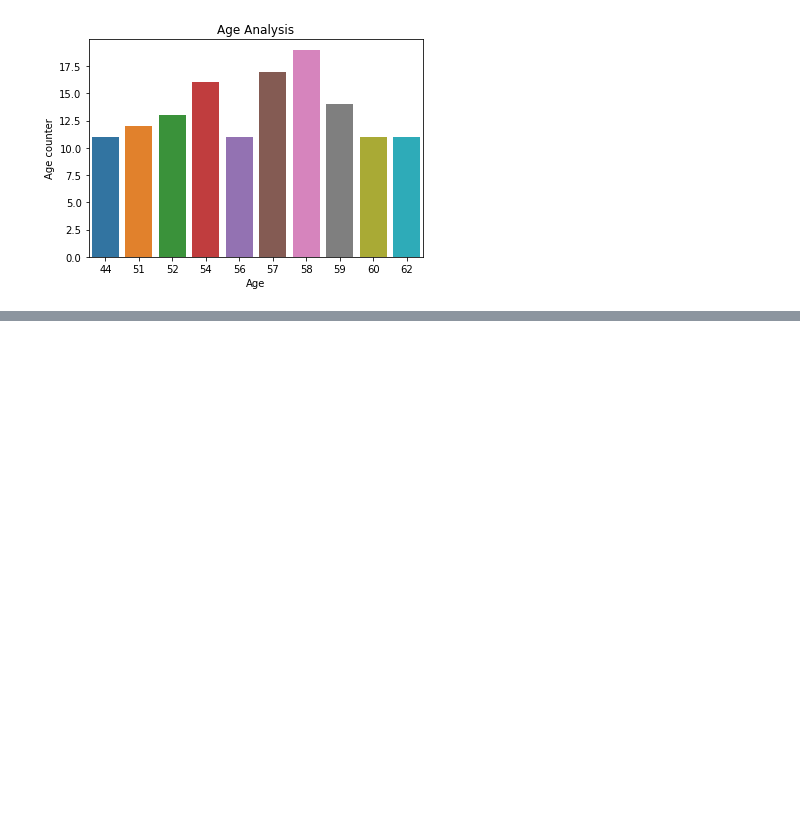
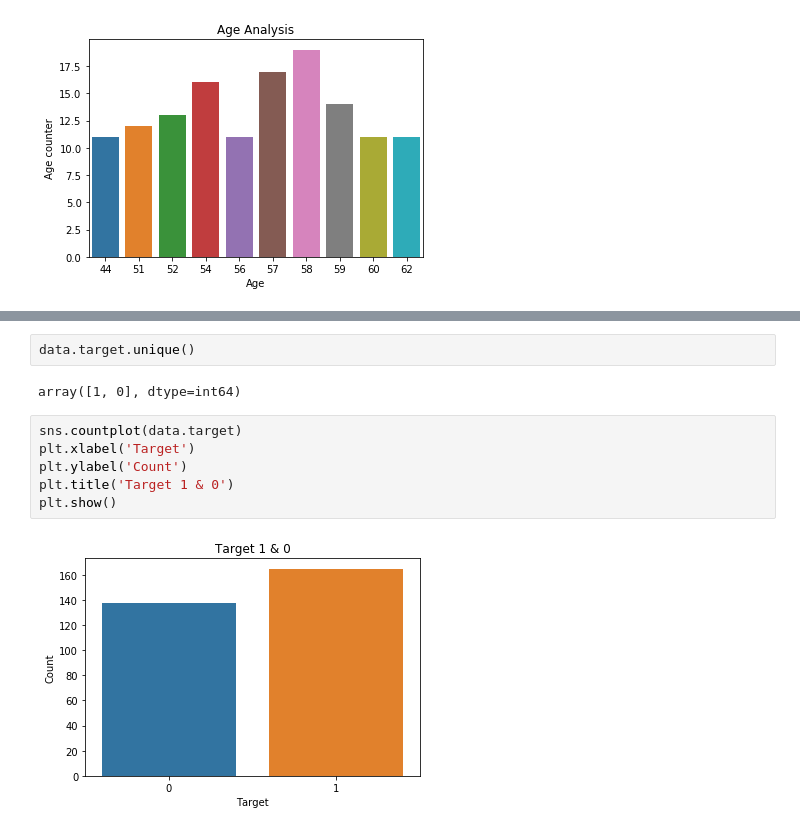
Before and after one commit to techchefsouho99/HeartdiseasePredictor, a Jupyter notebook: heart.ipynb, the cells around one changed output, grey strips where cells are left out. Cells and saved outputs as stored; diff of their text form; blank space fills up the shorter version.

```diff
--- a/heart.ipynb
+++ b/heart.ipynb
@@ -140,0 +192,12 @@ plt.show
+# %%
+data.target.unique()
+# %% [output]
+array([1, 0], dtype=int64)
+# %%
+sns.countplot(data.target)
+plt.xlabel('Target')
+plt.ylabel('Count')
+plt.title('Target 1 & 0')
+plt.show()
+# %% [output]
+[figure, added]
```
Also changed, not shown: parts of 14 cells of this notebook.
